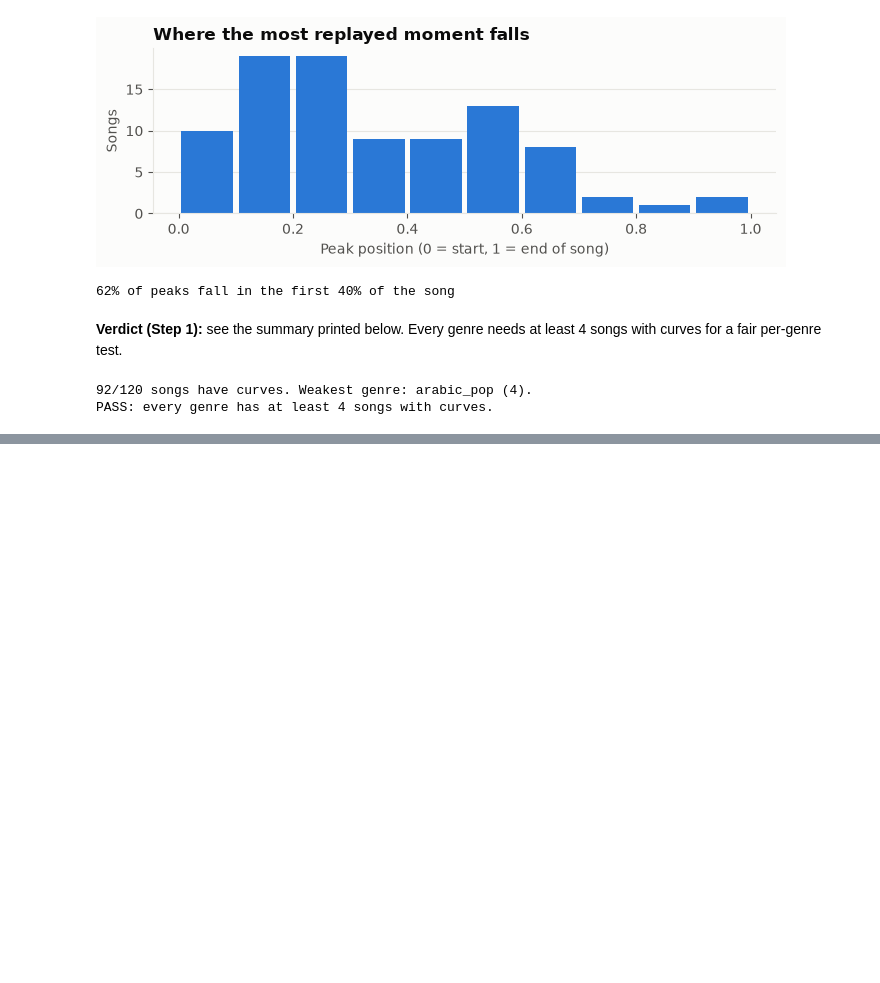
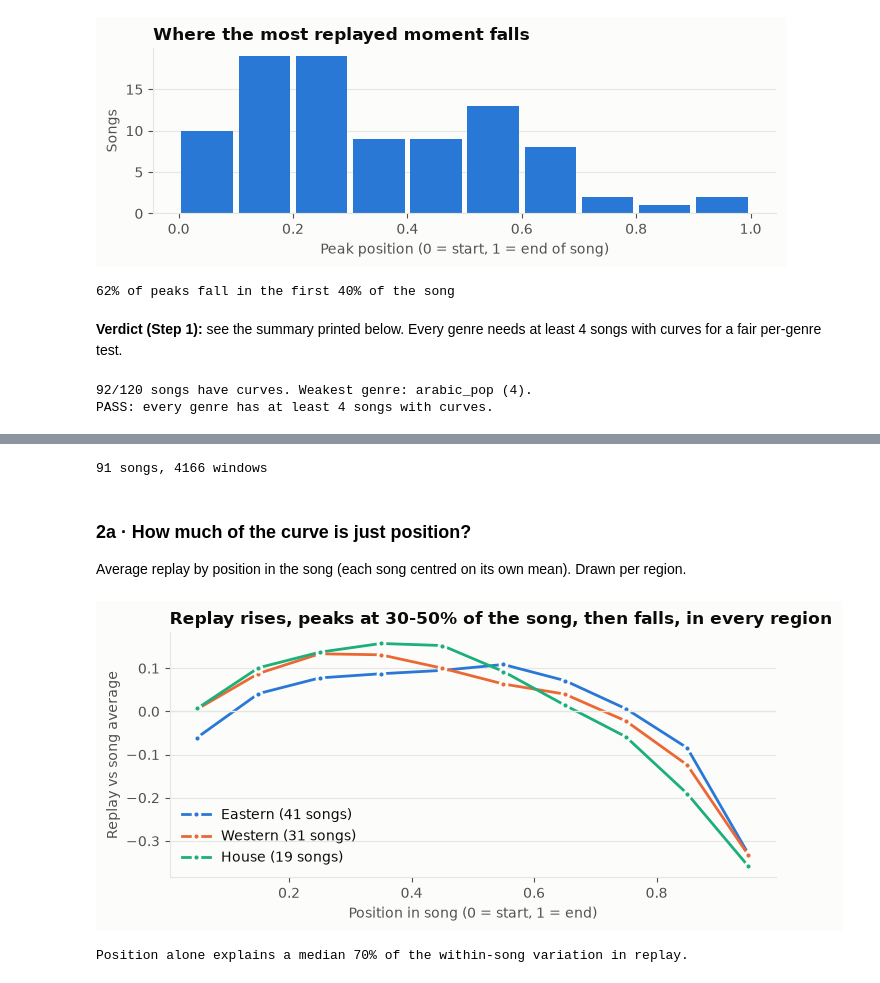
Before and after one commit to wahajaslm/audionome, a Jupyter notebook: notebooks/02_base_model.ipynb, the cells around one changed output, grey strips where cells are left out. Drawn from its saved outputs; the diff is of its cells as text; code cells hidden in the pictures; blank space fills up the shorter version.

Commit message:
Base model Step 2: replay targets per window, position prior, explore plots
Co-Authored-By: Claude Opus 5.5 (1M context) <noreply@anthropic.com>

```diff
--- a/notebooks/02_base_model.ipynb
+++ b/notebooks/02_base_model.ipynb
@@ -133,0 +136,48 @@ Needs the DSP + CLAP features, which are being computed.
+# %%
+import numpy as np
+from scipy.stats import spearmanr
+from musicdna.corpus.registry import get_corpus
+from musicdna.experiments.replay_targets import PositionPrior, SongTargets
+
+REGION_COLOR = {'eastern': '#2a78d6', 'western': '#eb6834', 'house': '#1baf7a'}  # palette slots 1-3
+store = get_corpus('genre_mix').feature_store()
+targets, feats = {}, {}
+for s in with_curve:
+    t = SongTargets.build(s.video_id, s.replay_curve, store.windows(s), store.duration(s))
+    if len(t.index) < 8:
+        continue
+    targets[s.video_id] = t
+    dsp = store.load(s.video_id, 'dsp')[t.index]
+    feats[s.video_id] = {'loudness': store.load(s.video_id, 'loudness')[t.index, 0],
+                         'brightness': dsp[:, 1], 'onset activity': dsp[:, 2]}
+song_of = {s.video_id: s for s in with_curve}
+print(f'{len(targets)} songs, {sum(len(t.index) for t in targets.values())} windows')
+# %% [output]
+91 songs, 4166 windows
+# %% [markdown]
+### 2a · How much of the curve is just position?
+
+Average replay by position in the song (each song centred on its own mean). Drawn per region.
+# %%
+fig, ax = plt.subplots(figsize=(7, 3.4))
+centres = (np.arange(10) + 0.5) / 10
+for region, color in REGION_COLOR.items():
+    songs = [t for v, t in targets.items() if song_of[v].region == region]
+    prior = PositionPrior().fit(songs)
+    ax.plot(centres, prior.bin_means, color=color, lw=2, marker='o', ms=5, mec='#fcfcfb', mew=2,
+            label=f'{region.title()} ({len(songs)} songs)')
+ax.axhline(0, color=GRID, lw=1)
+ax.set_xlabel('Position in song (0 = start, 1 = end)'); ax.set_ylabel('Replay vs song average')
+ax.set_title('Replay rises, peaks at 30-50% of the song, then falls, in every region', loc='left', fontweight='bold')
+ax.legend(frameon=False); ax.grid(axis='y', color=GRID); ax.set_axisbelow(True)
+plt.tight_layout(); plt.show()
+
+prior_all = PositionPrior().fit(list(targets.values()))
+explained = []
+for t in targets.values():
+    centred = t.replay - t.replay.mean()
+    explained.append(1 - np.var(centred - prior_all.predict(t)) / np.var(centred) if np.var(centred) else 0)
+print(f'Position alone explains a median {np.median(explained):.0%} of the within-song variation in replay.')
+# %% [output]
+[figure, added]
+Position alone explains a median 70% of the within-song variation in replay.
```
Also changed, not shown: parts of 12 cells of this notebook, 3 other files.
